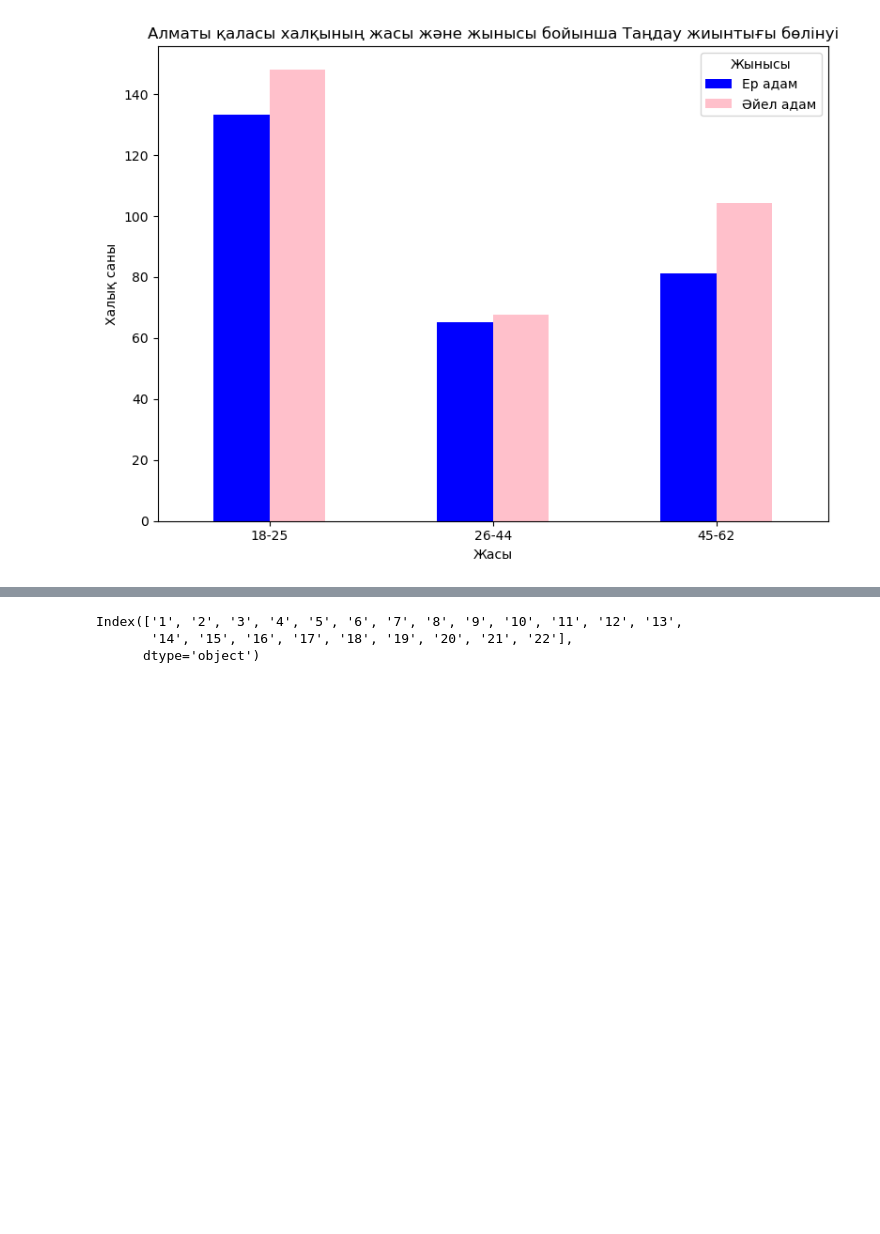
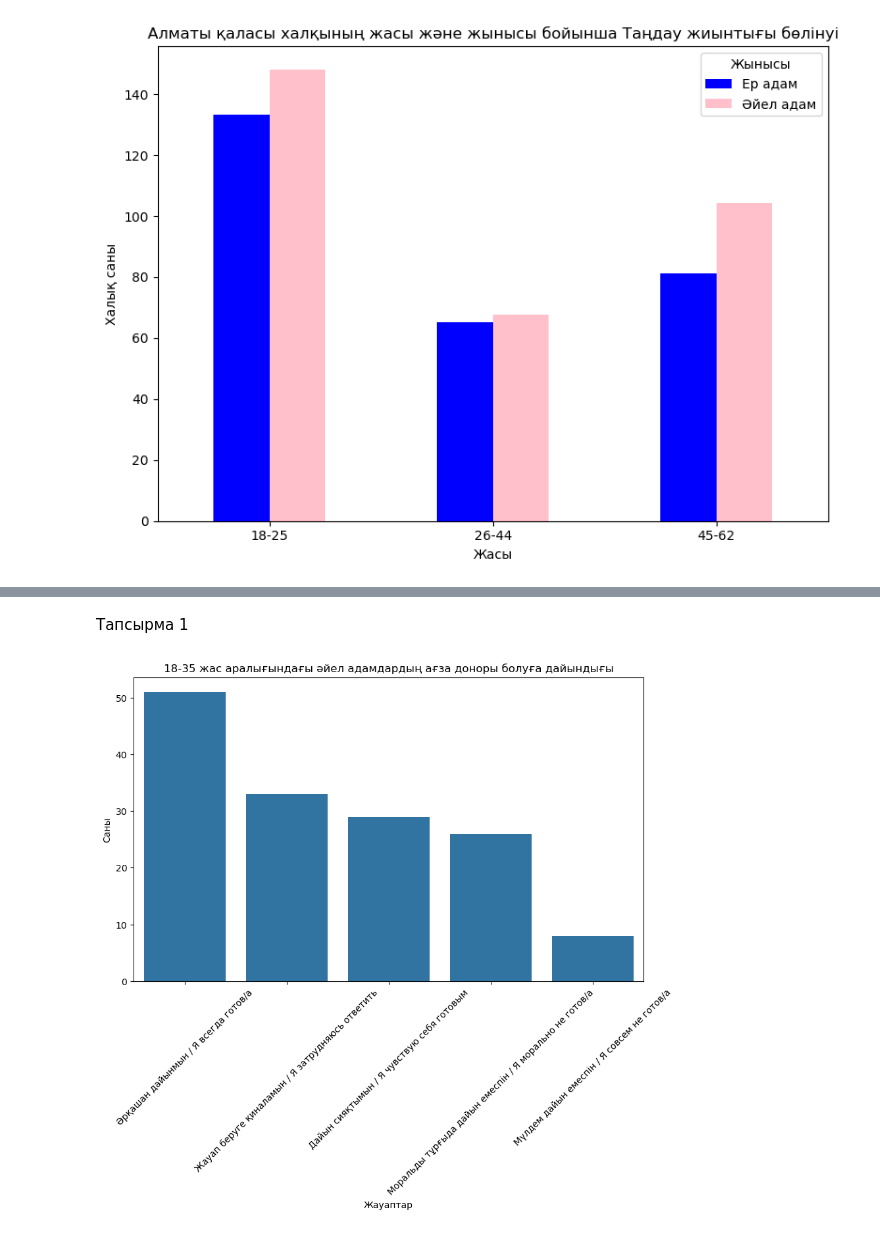
Before and after one commit to alinaskhan/Correlation-analysis, a Jupyter notebook: Analysis.ipynb, the cells around one changed output, grey strips where cells are left out. Saved outputs shown, nothing was run; the diff lists cells and outputs as text; code cells hidden in the pictures; blank space fills up the shorter version.

```diff
--- a/Analysis.ipynb
+++ b/Analysis.ipynb
@@ -135,5 +117,3 @@ Passing `palette` without assigning `hue` is deprecated and will be removed in v
 [figure]
 # %%
 # new line
-# %%
-df.columns = [str(i + 1) for i in range(len(df.columns))]
@@ -142,6 +119,0 @@ df_new = df.drop('2', axis=1)
-# %%
-df.columns
-# %% [output]
-Index(['1', '2', '3', '4', '5', '6', '7', '8', '9', '10', '11', '12', '13',
-       '14', '15', '16', '17', '18', '19', '20', '21', '22'],
-      dtype='object')
@@ -149,0 +120,19 @@ df_new.columns = [str(i + 1) for i in range(len(df_new.columns))]
+# %% [markdown]
+Тапсырма 1
+# %%
+filtered_data = df[(df['2. Жынысыңыз\n2. Ваш пол?'] == 'Әйел адам / Женщина') &
+                            (df['1. Сіздің жасыңыз?\n1. Ваш возраст?\n'] == '18-35')]
+
+# Analyze responses to question 16
+question_16_responses = filtered_data['16. Жақын туыстарыңыздың (балаңыз, ата-анаңыз, бауырыңыз, жұбайыңыз т.б.)  өмірін құтқару үшін,  ағза доноры болуға қаншалықты дайынсыз?\nНасколько вы готовы стать донором органа, если бы это было нужно для спасения жизни (ваших детей, родителей, супруга/с'].value_counts()
+
+# Plot the responses
+plt.figure(figsize=(10, 6))
+sns.barplot(x=question_16_responses.index, y=question_16_responses.values)
+plt.title('18-35 жас аралығындағы әйел адамдардың ағза доноры болуға дайындығы')
+plt.xlabel('Жауаптар')
+plt.ylabel('Саны')
+plt.xticks(rotation=45, ha='center')  # Align text perfectly under bars
+plt.show()
+# %% [output]
+[figure, added]
```
Also changed, not shown: parts of 38 cells of this notebook, 1 other file.
